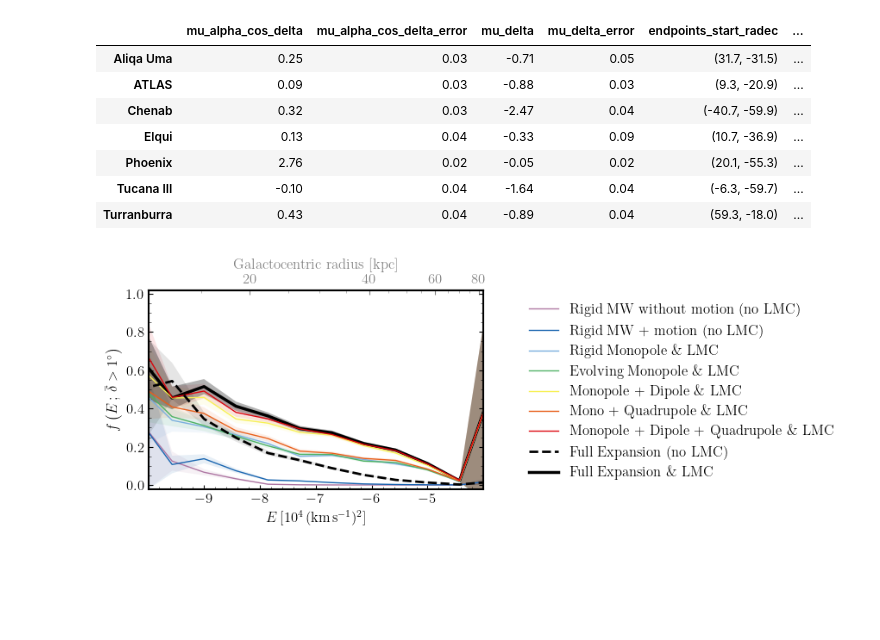
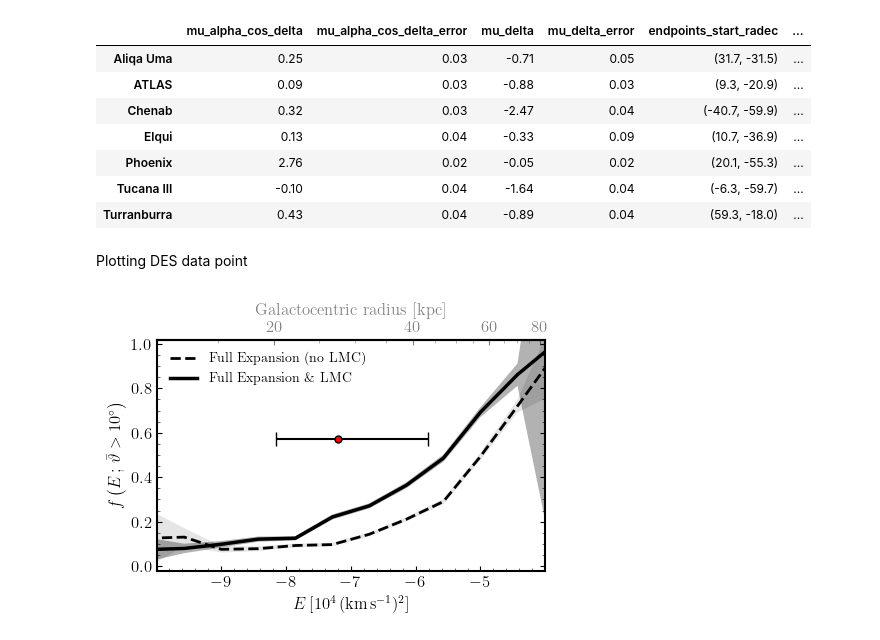
Before and after one commit to dc-broo3/oceanus, a Jupyter notebook: analysis/DES-stream-data.ipynb, the cells around one changed output. Saved outputs shown, nothing was run; the diff lists cells and outputs as text; code cells hidden in the pictures; blank space fills up the shorter version.

```diff
--- a/analysis/DES-stream-data.ipynb
+++ b/analysis/DES-stream-data.ipynb
@@ -308,6 +205,7 @@ end_radec = np.vstack((end_ra * cos_end_dec, end_dec) ).T
 # %%
-av_ra = (start_ra*cos_start_dec + end_ra*cos_end_dec) * u.deg /2
+av_ra = (np.array(start_ra) + np.array(end_ra)) * u.deg /2
 av_dec = (np.array(start_dec) + np.array(end_dec)) * u.deg /2
+cos_av_dec = np.cos(np.array(av_dec) * np.pi/180)
 av_radec = np.vstack((av_ra, av_dec) ).T
 # %%
 track_vec_radec = (end_radec - start_radec) * u.deg
@@ -319,12 +217,15 @@ track_vec_radec_norm_err = track_vec_radec_mag * track_err
 # %% [markdown]
 Getting the normlaised proper motion vector
 # %%
-# pm_vec_radec = np.vstack((np.array(df['mu_alpha_cos_delta']) , np.array(df['mu_delta']) ) ).T * (u.mas / u.yr)
-pm_vec_radec = np.vstack((np.array(df['mu_delta']), np.array(df['mu_alpha_cos_delta']) ) ).T * (u.mas / u.yr)
+# pm_vec_radec = np.vstack((np.array(df['mu_alpha_cos_delta']) / cos_av_dec,
+#                           np.array(df['mu_delta']) ) ).T * (u.mas / u.yr)
+pm_vec_radec = np.vstack((np.array(df['mu_delta']) ,
+                        np.array(df['mu_alpha_cos_delta']) / cos_av_dec)).T * (u.mas / u.yr)
 pm_vec_radec_mag =  np.linalg.norm(pm_vec_radec, axis=1)[:,np.newaxis]
 pm_vec_radec_norm = pm_vec_radec / pm_vec_radec_mag
 
-pm_vec_radec_err = np.vstack((np.array(df['mu_alpha_cos_delta_error']), np.array(df['mu_delta_error']) ) ).T * (u.mas / u.yr)
+pm_vec_radec_err = np.vstack((np.array(df['mu_alpha_cos_delta_error']) / cos_av_dec,
+                              np.array(df['mu_delta_error']) ) ).T * (u.mas / u.yr)
 pm_vec_radec_norm_err = pm_vec_radec_mag * pm_vec_radec_err
 # %% [markdown]
 Plotting the stream track and proper motion in (ra, dec) space
@@ -374,14 +278,21 @@ df
 | Phoenix | 2.76 | 0.02 | -0.05 | 0.02 | (20.1, -55.3) | ... |
 | Tucana III | -0.10 | 0.04 | -1.64 | 0.04 | (-6.3, -59.7) | ... |
 | Turranburra | 0.43 | 0.04 | -0.89 | 0.04 | (59.3, -18.0) | ... |
+# %%
+frac_DES_pms = len(df[df['pm_angle'] > 10]) / len(df)
+median_distance = np.median(df['distance_kpc'])
+std_distance = np.std(df['distance_kpc'])
+# %%
+DES_plot_data = {"frac" : frac_DES_pms,
+                "med_d" : median_distance,
+                "std_d" : std_distance}
+# %% [markdown]
+Plotting DES data point
 # %%
 path = '/mnt/ceph/users/rbrooks/oceanus/analysis/stream-runs/combined-files/plotting_data/16384-dt1Myr/'
-potentials = list(['rigid-mw.hdf5','static-mw.hdf5', 'rm-MWhalo-full-MWdisc-full-LMC.hdf5', 'em-MWhalo-full-MWdisc-full-LMC.hdf5',\
-               'md-MWhalo-full-MWdisc-full-LMC.hdf5', 'mq-MWhalo-full-MWdisc-full-LMC.hdf5', 'mdq-MWhalo-full-MWdisc-full-LMC.hdf5',\
-                'full-MWhalo-full-MWdisc-no-LMC.hdf5', 'full-MWhalo-full-MWdisc-full-LMC.hdf5'])
-labels = list(['Rigid MW without motion (no LMC)', 'Rigid MW + motion (no LMC)', 'Rigid Monopole \& LMC', 'Evolving Monopole \& LMC', \
-       'Monopole + Dipole \& LMC', 'Mono + Quadrupole \& LMC', 'Monopole + Dipole + Quadrupole \& LMC', 'Full Expansion (no LMC)', 'Full Expansion \& LMC'])
+potentials = list(['full-MWhalo-full-MWdisc-no-LMC.hdf5', 'full-MWhalo-full-MWdisc-full-LMC.hdf5'])
+labels = list(['Full Expansion (no LMC)', 'Full Expansion \& LMC'])
 
-frac_streams_indiv(path, 'deviation', potentials, labels, 'frac_streams_deviation', False)
+fig6(path, potentials, labels, DES_plot_data, 'fig6', False)
 # %% [output]
-[figure, old version]
+[figure, new version]
```
Also changed, not shown: parts of 6 cells of this notebook.
